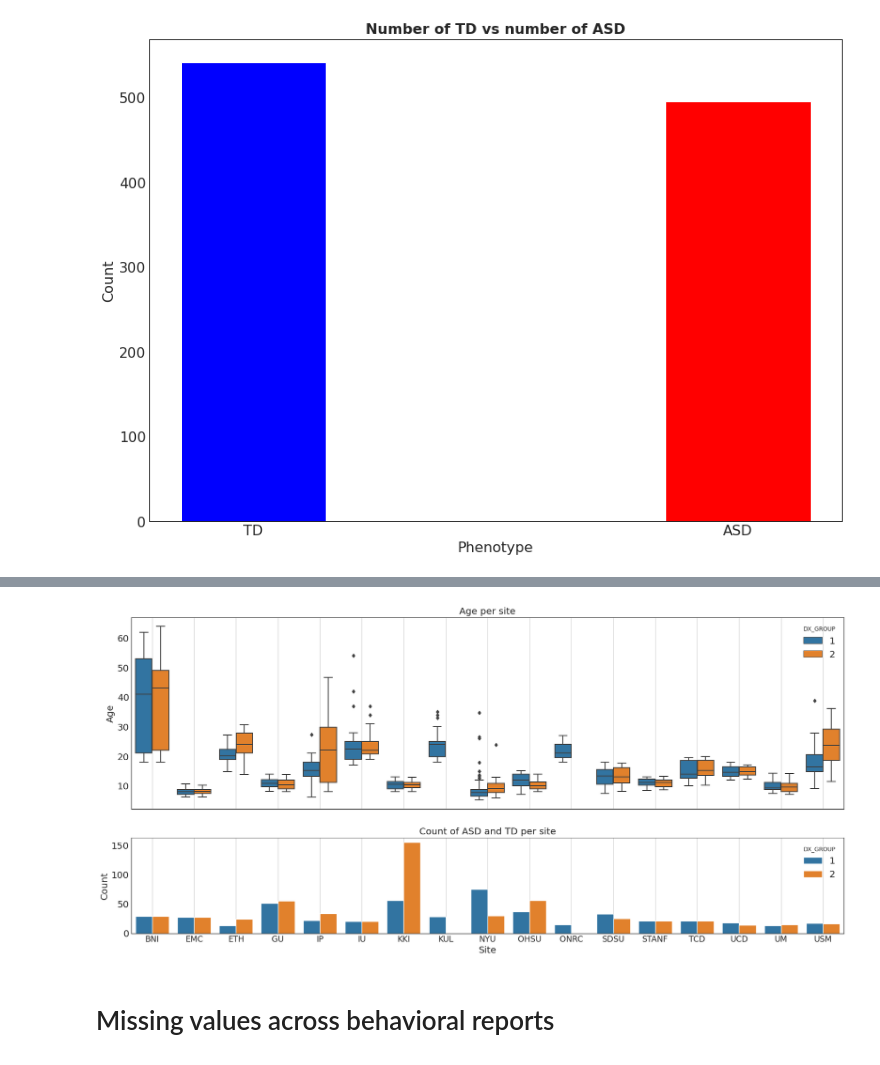
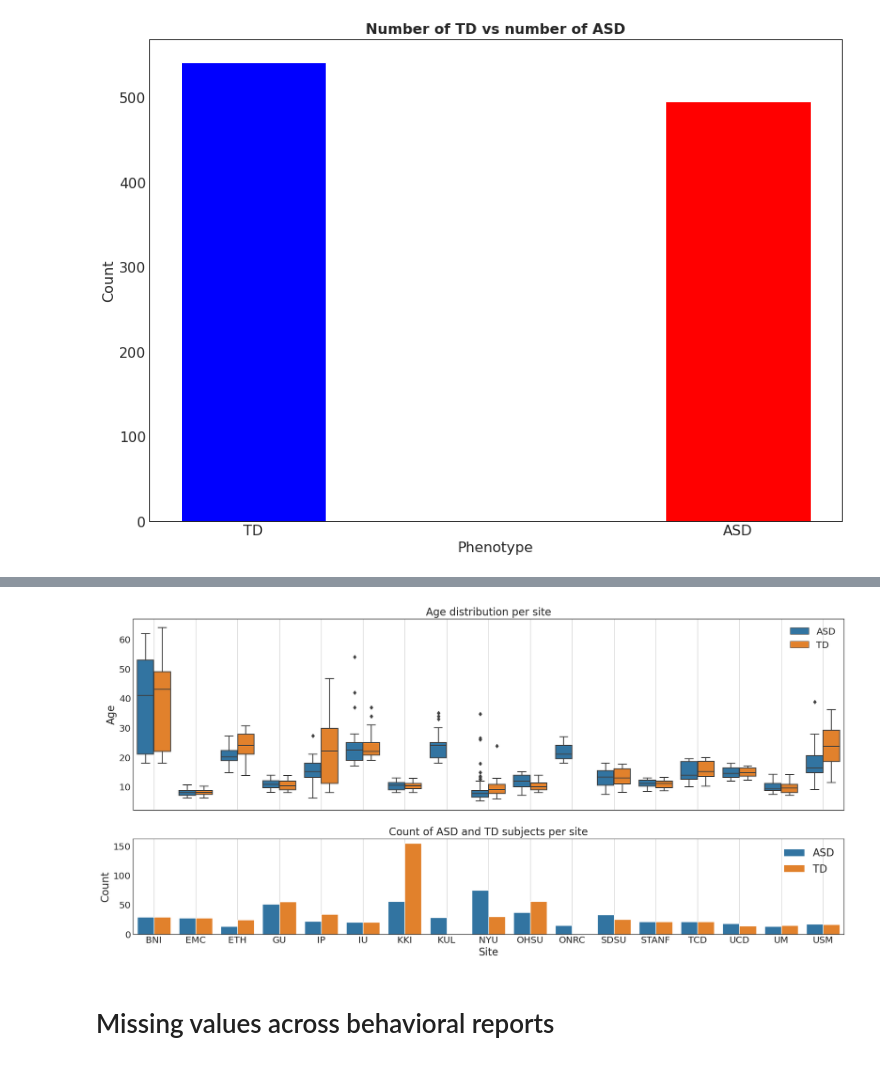
Before and after one commit to silk1100/behavioralProject, a Jupyter notebook: notebooks/12_EDA_Visualization_BehavioralGroups.ipynb, the cells around one changed output, grey strips where cells are left out. Cells and saved outputs as stored; diff of their text form; code cells hidden in the pictures.

```diff
--- a/notebooks/12_EDA_Visualization_BehavioralGroups.ipynb
+++ b/notebooks/12_EDA_Visualization_BehavioralGroups.ipynb
@@ -1,5 +1,5 @@
 # %%
-MAIN_DIR = "../output/bigdatacluster/experiments_adj2/"
+MAIN_DIR = "../output/bigdatacluster/randomizedOutput/experiment_adj2/"
 RAW_DATA_DIR = "../data/feature_extraction/percentile/raw.csv"
 
 SRS_TEST_NAMES_MAP = {
@@ -130,4 +130,6 @@ df_demo
 1038 rows × 40 columns
+# %%
+df_demo['DX_GROUP_names'] = df_demo['DX_GROUP'].apply(lambda x: "ASD" if x==1 else "TD")
 # %%
 plt.figure(figsize=(18, 10))
 sns.color_palette("tab10")
@@ -147,24 +165,27 @@ plt.show()
 # %%
 fig, (ax1, ax2) = plt.subplots(2,1,figsize=(22,10), dpi=90, gridspec_kw={'height_ratios': [2, 1]}, sharex=True)
-ax1 = sns.boxplot(x='site',y='AGE_AT_SCAN ',data=df_demo, hue='DX_GROUP', ax=ax1)
+ax1 = sns.boxplot(x='site',y='AGE_AT_SCAN ',data=df_demo, hue='DX_GROUP_names', ax=ax1)
 # for patch in ax1.patches:
 #     patch.set_width(1)
-ax1.set_ylabel('Age')
+ax1.set_ylabel('Age', fontsize=18)
 ax1.set_xlabel('')
-ax1.set_title('Age per site')
+ax1.set_title('Age distribution per site', fontsize=18)
 ax1.xaxis.grid(True)
+ax1.legend(fontsize=16)
 
-ax2 = sns.countplot(x='site',data=df_demo, hue='DX_GROUP', ax=ax2)
-ax2.set_ylabel('Count')
-ax2.set_xlabel('Site')
-ax2.set_title('Count of ASD and TD per site')
+ax2 = sns.countplot(x='site',data=df_demo, hue='DX_GROUP_names', ax=ax2)
+ax2.set_ylabel('Count', fontsize=18)
+ax2.set_xlabel('Site', fontsize=18)
+ax2.set_title('Count of ASD and TD subjects per site', fontsize=18)
 ax2.xaxis.grid(True)
 
-plt.xticks(fontsize=14)
+plt.xticks(fontsize=16)
+
+plt.legend(fontsize=18)
 # plt.tight_layout()
 plt.show()
 # %% [output]
-[figure, old version]
+[figure, new version]
 # %%
 fig.savefig('./site_based_eda.png')
 # %% [markdown]
```
Also changed, not shown: parts of 9 cells of this notebook, 10 other files.
